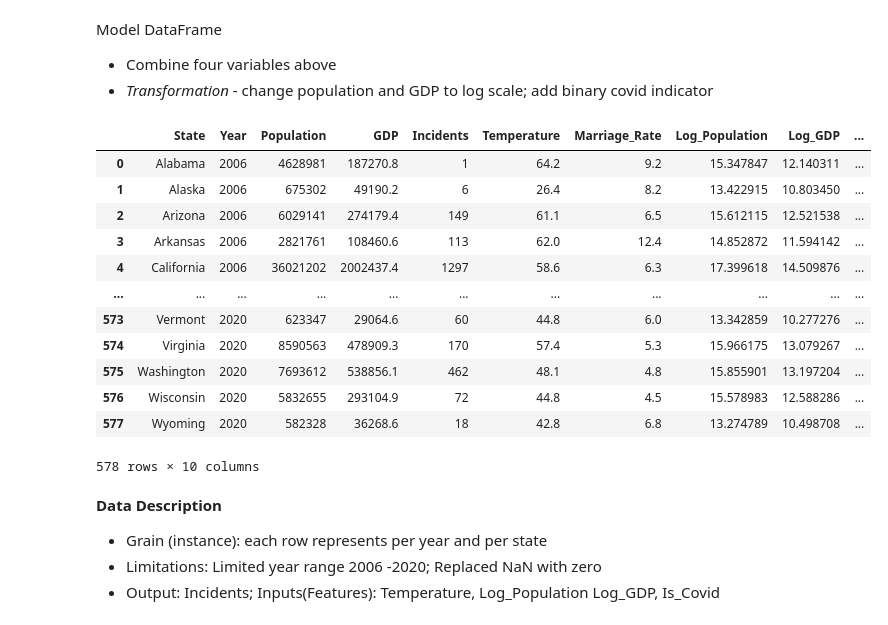
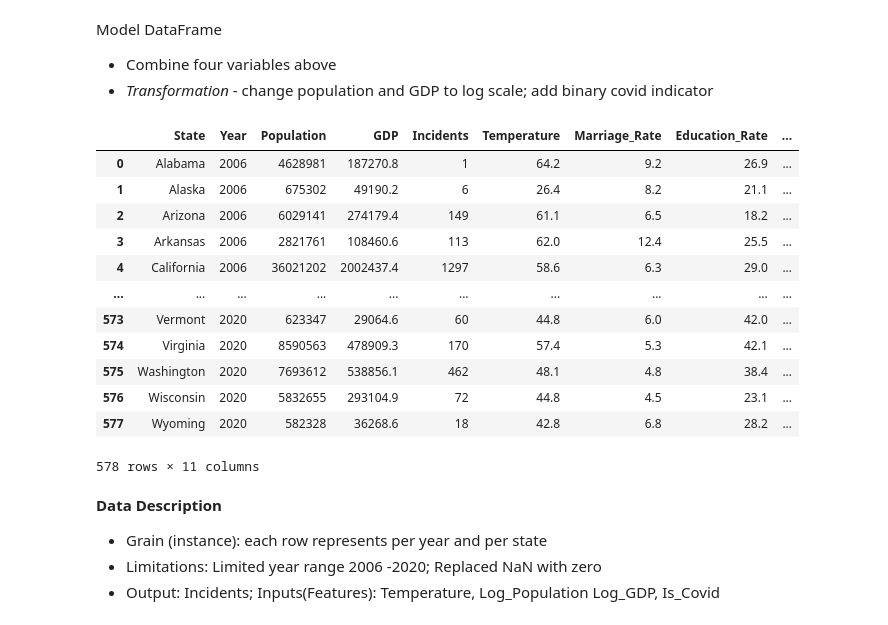
Before and after one commit to ChenTsizhen/2950_Project, a Jupyter notebook: master.ipynb, the cells around one changed output. Cells and saved outputs as stored; diff of their text form; code cells hidden in the pictures.

```diff
--- a/master.ipynb
+++ b/master.ipynb
@@ -205,3 +205,8 @@ df_marr
 | 1222 | Wisconsin | 1990 | 7.9 |
 | 1223 | Wyoming | 1990 | 10.7 |
 1224 rows × 3 columns
+# %%
+df_edu = pd.read_csv('./education.csv', thousands=',')
+df_edu = pd.melt(df_edu, id_vars=['Year'], value_vars=df_edu.columns[1:], var_name='State', value_name='Education_Rate')
+df_edu['Year'] = df_edu['Year'].astype(str)
+df_edu
@@ -213,33 +232,34 @@ Model DataFrame
 # %%
 # Combine all input features and the output
 df = df_pop.merge(df_gdp, on=['State', 'Year'])
 df = df.merge(df_off, on=['State', 'Year'])
 df = df.merge(df_temp, on=['State', 'Year'])
 df = df.merge(df_marr, on=['State', 'Year'])
+df = df.merge(df_edu, on=['State', 'Year'])
 df['Year'] = df['Year'].astype(int)
 
 # Log transformation
 df['Log_Population'] = np.log(df['Population'])
 df['Log_GDP'] = np.log(df['GDP'])
 
 # Add covid indicator (binary)
 df['Is_Covid'] = np.where(df['Year']==2020, 1, 0)
 df.to_csv('model.csv')
 df
 # %% [output]
-|  | State | Year | Population | GDP | Incidents | Temperature | Marriage_Rate | Log_Population | Log_GDP | ... |
-| 0 | Alabama | 2006 | 4628981 | 187270.8 | 1 | 64.2 | 9.2 | 15.347847 | 12.140311 | ... |
-| 1 | Alaska | 2006 | 675302 | 49190.2 | 6 | 26.4 | 8.2 | 13.422915 | 10.803450 | ... |
-| 2 | Arizona | 2006 | 6029141 | 274179.4 | 149 | 61.1 | 6.5 | 15.612115 | 12.521538 | ... |
-| 3 | Arkansas | 2006 | 2821761 | 108460.6 | 113 | 62.0 | 12.4 | 14.852872 | 11.594142 | ... |
-| 4 | California | 2006 | 36021202 | 2002437.4 | 1297 | 58.6 | 6.3 | 17.399618 | 14.509876 | ... |
-| ... | ... | ... | ... | ... | ... | ... | ... | ... | ... | ... |
-| 573 | Vermont | 2020 | 623347 | 29064.6 | 60 | 44.8 | 6.0 | 13.342859 | 10.277276 | ... |
-| 574 | Virginia | 2020 | 8590563 | 478909.3 | 170 | 57.4 | 5.3 | 15.966175 | 13.079267 | ... |
-| 575 | Washington | 2020 | 7693612 | 538856.1 | 462 | 48.1 | 4.8 | 15.855901 | 13.197204 | ... |
-| 576 | Wisconsin | 2020 | 5832655 | 293104.9 | 72 | 44.8 | 4.5 | 15.578983 | 12.588286 | ... |
-| 577 | Wyoming | 2020 | 582328 | 36268.6 | 18 | 42.8 | 6.8 | 13.274789 | 10.498708 | ... |
+|  | State | Year | Population | GDP | Incidents | Temperature | Marriage_Rate | Education_Rate | ... |
+| 0 | Alabama | 2006 | 4628981 | 187270.8 | 1 | 64.2 | 9.2 | 26.9 | ... |
+| 1 | Alaska | 2006 | 675302 | 49190.2 | 6 | 26.4 | 8.2 | 21.1 | ... |
+| 2 | Arizona | 2006 | 6029141 | 274179.4 | 149 | 61.1 | 6.5 | 18.2 | ... |
+| 3 | Arkansas | 2006 | 2821761 | 108460.6 | 113 | 62.0 | 12.4 | 25.5 | ... |
+| 4 | California | 2006 | 36021202 | 2002437.4 | 1297 | 58.6 | 6.3 | 29.0 | ... |
+| ... | ... | ... | ... | ... | ... | ... | ... | ... | ... |
+| 573 | Vermont | 2020 | 623347 | 29064.6 | 60 | 44.8 | 6.0 | 42.0 | ... |
+| 574 | Virginia | 2020 | 8590563 | 478909.3 | 170 | 57.4 | 5.3 | 42.1 | ... |
+| 575 | Washington | 2020 | 7693612 | 538856.1 | 462 | 48.1 | 4.8 | 38.4 | ... |
+| 576 | Wisconsin | 2020 | 5832655 | 293104.9 | 72 | 44.8 | 4.5 | 23.1 | ... |
+| 577 | Wyoming | 2020 | 582328 | 36268.6 | 18 | 42.8 | 6.8 | 28.2 | ... |
-578 rows × 10 columns
+578 rows × 11 columns
 # %% [markdown]
 **Data Description**
 
```
Also changed, not shown: parts of 12 cells of this notebook, 7 other files.
